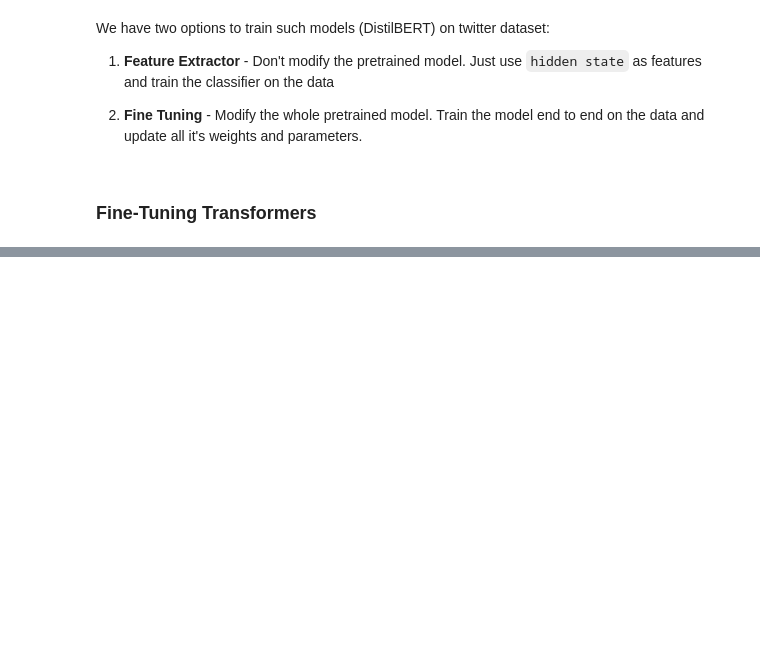
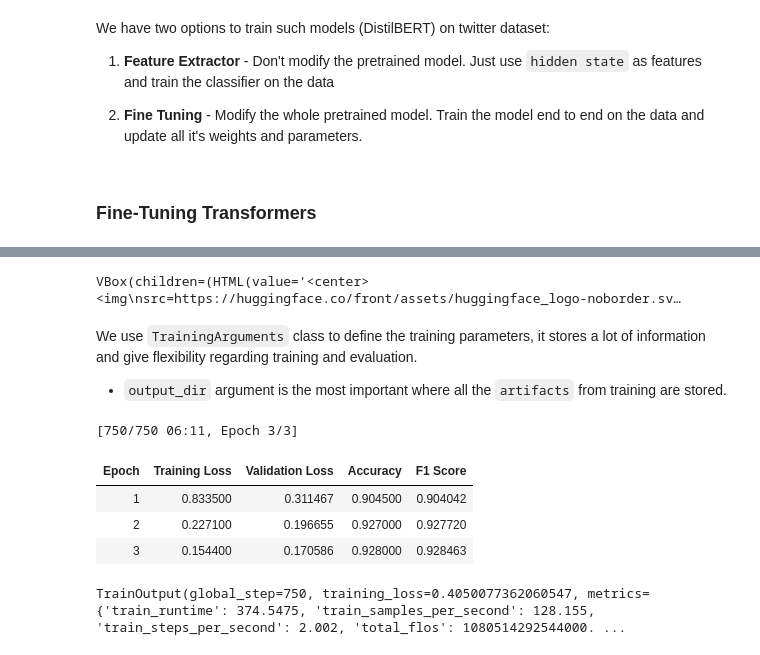
Before and after one commit to edilbertojr/EmotionAI, a Jupyter notebook: research/emotionai.ipynb, the cells around one changed output, grey strips where cells are left out. Cells and saved outputs as stored; diff of their text form; code cells hidden in the pictures; blank space fills up the shorter version.

```diff
--- a/research/emotionai.ipynb
+++ b/research/emotionai.ipynb
@@ -508,0 +541,12 @@ We have two options to train such models (DistilBERT) on twitter dataset:
+# %%
+from transformers import EvalPrediction
+from sklearn.metrics import f1_score, accuracy_score
+
+def compute_metrics(pred:EvalPrediction):
+  labels = pred.label_ids
+  preds = pred.predictions.argmax(-1)
+
+  accuracy = accuracy_score(y_true = labels, y_pred = preds)
+  f1 = f1_score(y_true = labels, y_pred = preds, average="weighted")
+
+  return {"accuracy":accuracy, "f1_score":f1}
@@ -508,0 +561,10 @@ We have two options to train such models (DistilBERT) on twitter dataset:
+# %%
+from huggingface_hub import notebook_login
+
+notebook_login()
+# %% [output]
+VBox(children=(HTML(value='<center> <img\nsrc=https://huggingface.co/front/assets/huggingface_logo-noborder.sv…
+# %% [markdown]
+We use `TrainingArguments` class to define the training parameters, it stores a lot of information and give flexibility regarding training and evaluation.
+
+* `output_dir` argument is the most important where all the `artifacts` from training are stored.
@@ -508,0 +573,39 @@ We have two options to train such models (DistilBERT) on twitter dataset:
+# %%
+from transformers import TrainingArguments
+
+model_name = f"{model_checkpoint}-finetuned-emotion"
+
+training_args = TrainingArguments(
+    output_dir = model_name,
+    evaluation_strategy = "epoch",
+    num_train_epochs = 3,
+    learning_rate = 2e-5,
+    per_device_train_batch_size = 64,
+    per_device_eval_batch_size = 64,
+    weight_decay = 0.01,
+    disable_tqdm = False,
+    logging_steps = len(encoded_data["train"])//64,
+    push_to_hub = True,
+    log_level = "error"
+)
+# %%
+from transformers import Trainer
+
+trainer = Trainer(
+    model = model,
+    args = training_args,
+    compute_metrics = compute_metrics,
+    train_dataset = encoded_data["train"],
+    eval_dataset = encoded_data["validation"],
+    tokenizer = tokenizer
+)
+# %%
+# lets train the model
+trainer.train()
+# %% [output]
+[750/750 06:11, Epoch 3/3]
+| Epoch | Training Loss | Validation Loss | Accuracy | F1 Score |
+| 1 | 0.833500 | 0.311467 | 0.904500 | 0.904042 |
+| 2 | 0.227100 | 0.196655 | 0.927000 | 0.927720 |
+| 3 | 0.154400 | 0.170586 | 0.928000 | 0.928463 |
+TrainOutput(global_step=750, training_loss=0.4050077362060547, metrics={'train_runtime': 374.5475, 'train_samples_per_second': 128.155, 'train_steps_per_second': 2.002, 'total_flos': 1080514292544000. ...
```
Also changed, not shown: parts of 27 cells of this notebook.
